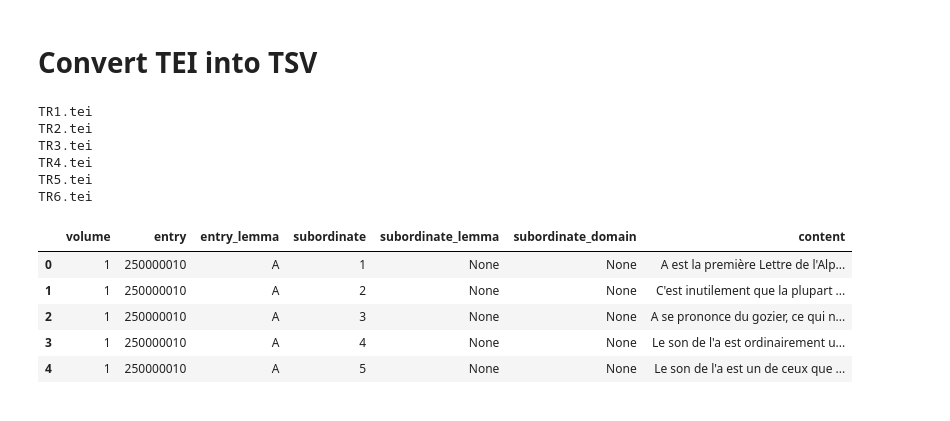
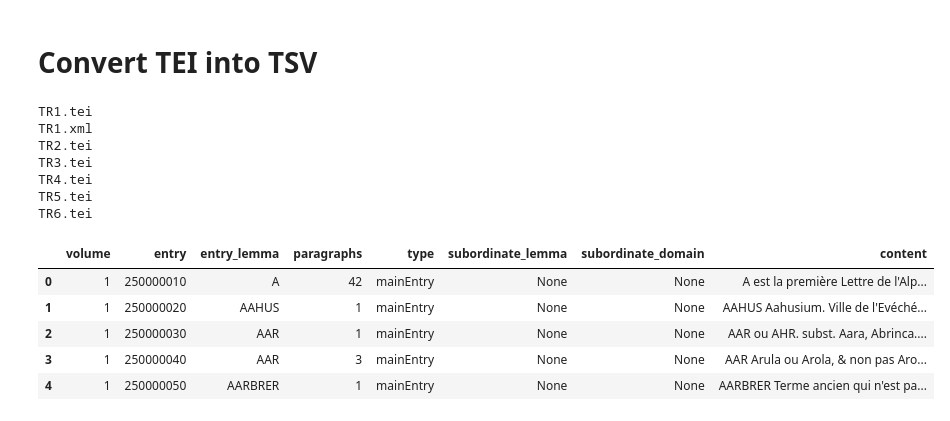
Before and after one commit to ludovicmoncla/trevoux, a Jupyter notebook: 1743_Le_Robert/3.TEI_to_TSV.ipynb, the cells around one changed output. Drawn from its saved outputs; the diff is of its cells as text; code cells hidden in the pictures.

```diff
--- a/1743_Le_Robert/3.TEI_to_TSV.ipynb
+++ b/1743_Le_Robert/3.TEI_to_TSV.ipynb
@@ -35,7 +35,8 @@ for filename in sorted(os.listdir(inputpath)):
         print(filename)
         volume = filename[2:3]
 
-        for entry in root.findall('.//entry', namespaces=root.nsmap):
+        for entry in root.findall('.//entry[@type="mainEntry"]', namespaces=root.nsmap):
+            usg = None
             entry_id = entry.get('id')
             form = entry.find('.//form[@type="lemma"]/orth', namespaces=root.nsmap)
             if form is not None:
@@ -43,51 +44,96 @@ for filename in sorted(os.listdir(inputpath)):
             else:
                 print("Forme : non trouvée, entry:", entry_id)
                 entry_lemma = None
-
-            for i, subordinate in enumerate(entry.findall('.//sense', namespaces=root.nsmap)):
+            entry_content = ""
+            for i, subordinate in enumerate(entry.findall('./sense', namespaces=root.nsmap)):
 
                 form = subordinate.find('.//form/orth', namespaces=root.nsmap)
                 if form is not None:
                     subordinate_lemma = form.text
                 else:
                     subordinate_lemma = None
-
-                usg = subordinate.find('.//usg[@type="domain"]', namespaces=root.nsmap)
-                if usg is not None:
-                    subordinate_domain = usg.text
-                else:
-                    subordinate_domain = None
+                if usg is None:
+                    usg = subordinate.find('.//usg[@type="domain"]', namespaces=root.nsmap)
+                    if usg is not None:
+                        subordinate_domain = usg.text
+                    else:
+                        subordinate_domain = None
 
                 # Extract the text content from the subordinate element
                 content = extract_text(subordinate)
 
                 if i == 0:
                     content = entry_lemma + " " + content
 
-                row = [volume, entry_id, entry_lemma, i+1, subordinate_lemma, subordinate_domain, content]
+                entry_content += content + "\n\n"
+
+            if entry_content != "":
+                row = [volume, entry_id, entry_lemma, i+1, 'mainEntry', subordinate_lemma, subordinate_domain, entry_content]
+                #volume | entry | entry_lemma | subordinate | subordinate_lemma | subordinate_domain | content
+                data.append(row)
+
+
+            for relatedEntry in entry.findall('.//entry[@type="relatedEntry"]', namespaces=root.nsmap):
+                relatedEntry_content = ""
+                form = relatedEntry.find('.//form/orth', namespaces=root.nsmap)
+                if form is not None:
+                    subordinate_lemma = form.text
+                else:
+                    subordinate_lemma = None
+                if usg is None:
+                    usg = subordinate.find('.//usg[@type="domain"]', namespaces=root.nsmap)
+                    if usg is not None:
+                        subordinate_domain = usg.text
+                    else:
+                        subordinate_domain = None
+
+                for i, subordinate in enumerate(relatedEntry.findall('.//sense', namespaces=root.nsmap)):
+
+                    form = subordinate.find('.//form/orth', namespaces=root.nsmap)
+                    if form is not None:
+                        subordinate_lemma = form.text
+                    else:
+                        subordinate_lemma = None
+
+                    usg = subordinate.find('.//usg[@type="domain"]', namespaces=root.nsmap)
+                    if usg is not None:
+                        subordinate_domain = usg.text
+                    else:
+                        subordinate_domain = None
+
+                    # Extract the text content from the subordinate element
+                    content = extract_text(subordinate)
+
+                    if i == 0:
+                        content = entry_lemma + " " + content
+
+                    relatedEntry_content += content + "\n\n"
+
+                row = [volume, entry_id, entry_lemma, i+1, 'relatedEntry', subordinate_lemma, subordinate_domain, relatedEntry_content]
                 #volume | entry | entry_lemma | subordinate | subordinate_lemma | subordinate_domain | content
                 data.append(row)
 
                 #print(row)
 
     except etree.XMLSyntaxError as e:
         print(f"Erreur de syntaxe XML : {e}")
 
 
 # convert data into a dataframe
 
-df = pd.DataFrame(data, columns=['volume', 'entry', 'entry_lemma', 'subordinate', 'subordinate_lemma', 'subordinate_domain', 'content'])
+df = pd.DataFrame(data, columns=['volume', 'entry', 'entry_lemma', 'paragraphs', 'type', 'subordinate_lemma', 'subordinate_domain', 'content'])
 df.head()
 # %% [output]
 TR1.tei
+TR1.xml
 TR2.tei
 TR3.tei
 TR4.tei
 TR5.tei
 TR6.tei
-|  | volume | entry | entry_lemma | subordinate | subordinate_lemma | subordinate_domain | content |
-| 0 | 1 | 250000010 | A | 1 | None | None | A est la première Lettre de l'Alp... |
-| 1 | 1 | 250000010 | A | 2 | None | None | C'est inutilement que la plupart ... |
-| 2 | 1 | 250000010 | A | 3 | None | None | A se prononce du gozier, ce qui n... |
-| 3 | 1 | 250000010 | A | 4 | None | None | Le son de l'a est ordinairement u... |
-| 4 | 1 | 250000010 | A | 5 | None | None | Le son de l'a est un de ceux que ... |
+|  | volume | entry | entry_lemma | paragraphs | type | subordinate_lemma | subordinate_domain | content |
+| 0 | 1 | 250000010 | A | 42 | mainEntry | None | None | A est la première Lettre de l'Alp... |
+| 1 | 1 | 250000020 | AAHUS | 1 | mainEntry | None | None | AAHUS Aahusium. Ville de l'Evéché... |
+| 2 | 1 | 250000030 | AAR | 1 | mainEntry | None | None | AAR ou AHR. subst. Aara, Abrinca.... |
+| 3 | 1 | 250000040 | AAR | 3 | mainEntry | None | None | AAR Arula ou Arola, & non pas Aro... |
+| 4 | 1 | 250000050 | AARBRER | 1 | mainEntry | None | None | AARBRER Terme ancien qui n'est pa... |
```
Also changed, not shown: parts of 2 cells of this notebook.
